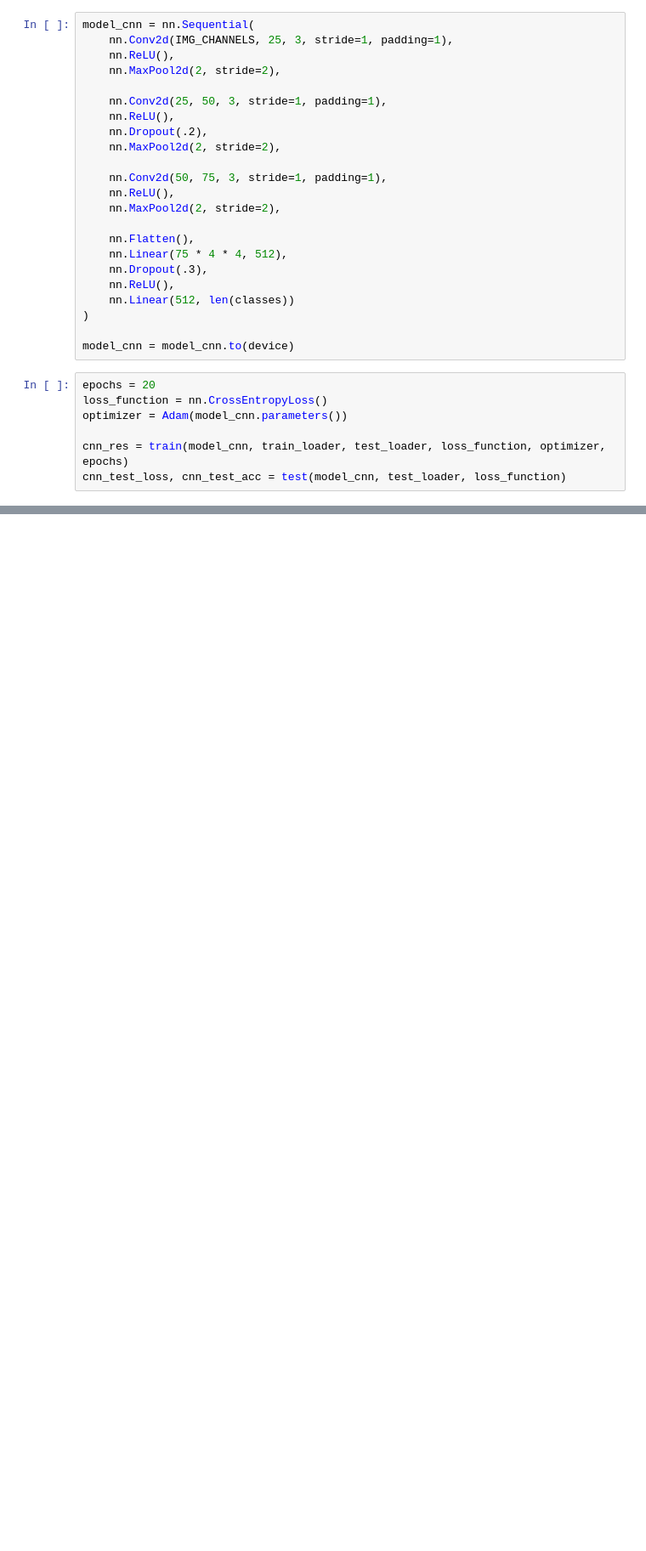
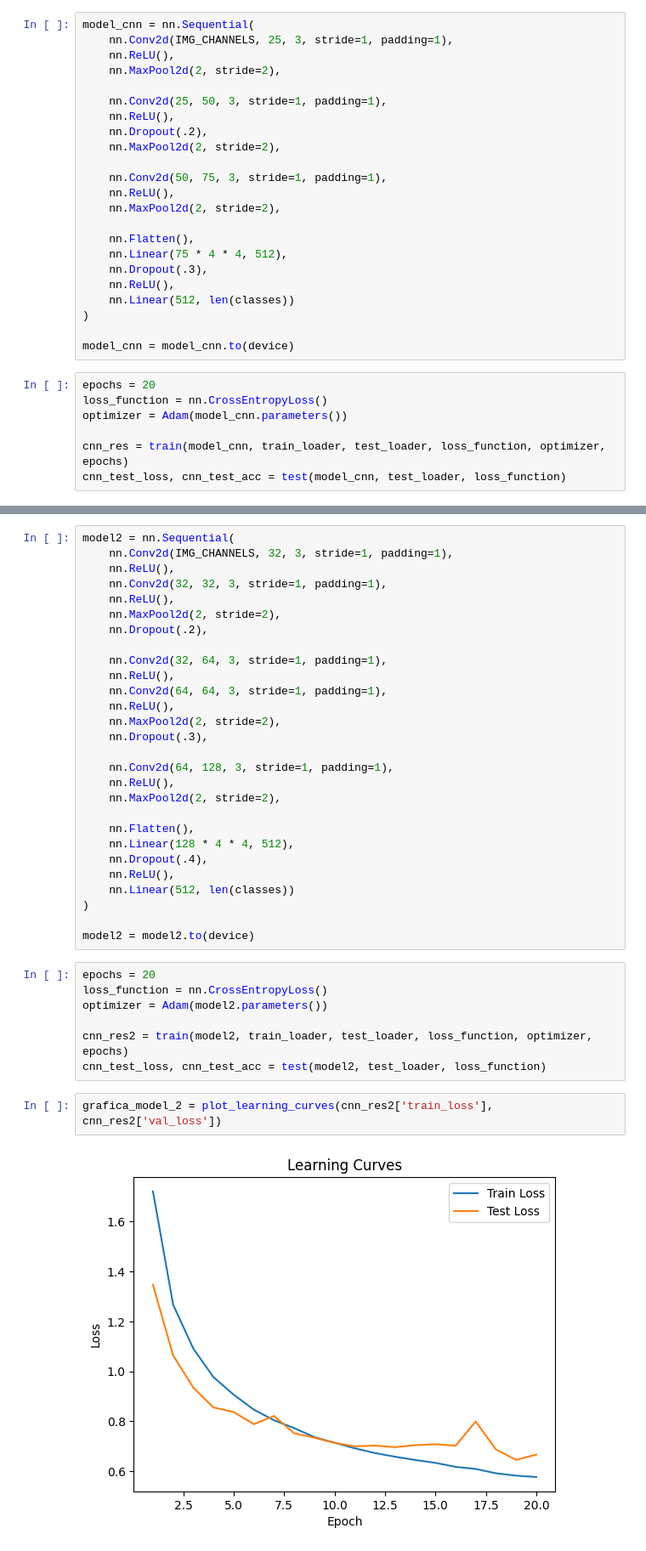
Before and after one commit to ErickCG0/Inteligencia_Computacional_Trabajos, a Jupyter notebook: notebooks/PyTorch_CNN/PyTorch_CNN.ipynb, the cells around one changed output, grey strips where cells are left out. Shown at 85% size. Drawn from its saved outputs; the diff is of its cells as text; blank space fills up the shorter version.

Commit message:
Modelos reproducibles

```diff
--- a/notebooks/PyTorch_CNN/PyTorch_CNN.ipynb
+++ b/notebooks/PyTorch_CNN/PyTorch_CNN.ipynb
@@ -174,0 +177,39 @@ Modelo 2
+# %%
+model2 = nn.Sequential(
+    nn.Conv2d(IMG_CHANNELS, 32, 3, stride=1, padding=1),
+    nn.ReLU(),
+    nn.Conv2d(32, 32, 3, stride=1, padding=1),
+    nn.ReLU(),
+    nn.MaxPool2d(2, stride=2),
+    nn.Dropout(.2),
+
+    nn.Conv2d(32, 64, 3, stride=1, padding=1),
+    nn.ReLU(),
+    nn.Conv2d(64, 64, 3, stride=1, padding=1),
+    nn.ReLU(),
+    nn.MaxPool2d(2, stride=2),
+    nn.Dropout(.3),
+
+    nn.Conv2d(64, 128, 3, stride=1, padding=1),
+    nn.ReLU(),
+    nn.MaxPool2d(2, stride=2),
+
+    nn.Flatten(),
+    nn.Linear(128 * 4 * 4, 512),
+    nn.Dropout(.4),
+    nn.ReLU(),
+    nn.Linear(512, len(classes))
+)
+
+model2 = model2.to(device)
+# %%
+epochs = 20
+loss_function = nn.CrossEntropyLoss()
+optimizer = Adam(model2.parameters())
+
+cnn_res2 = train(model2, train_loader, test_loader, loss_function, optimizer, epochs)
+cnn_test_loss, cnn_test_acc = test(model2, test_loader, loss_function)
+# %%
+grafica_model_2 = plot_learning_curves(cnn_res2['train_loss'], cnn_res2['val_loss'])
+# %% [output]
+[figure, added]
```
Also changed, not shown: parts of 16 cells of this notebook.
